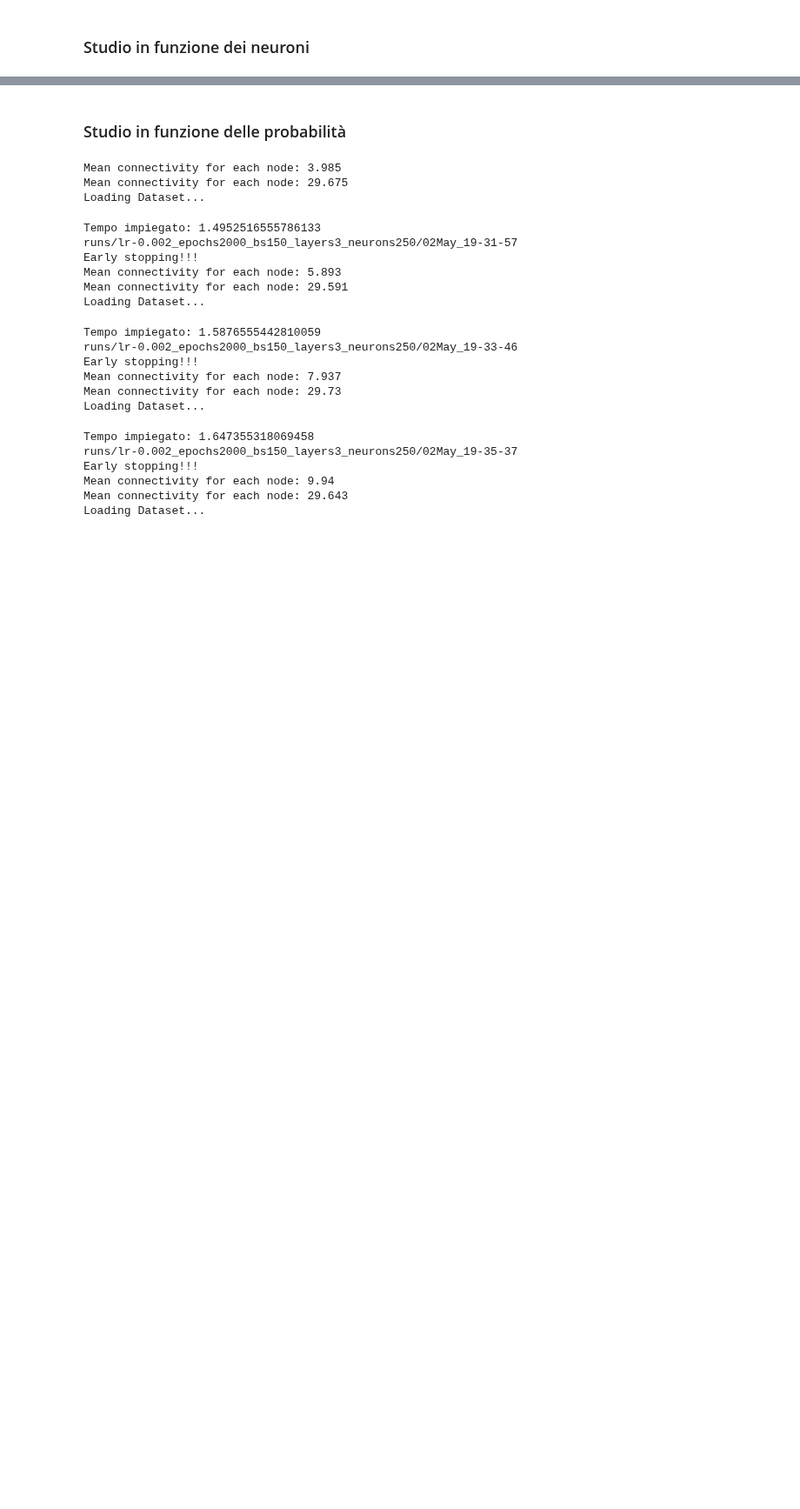
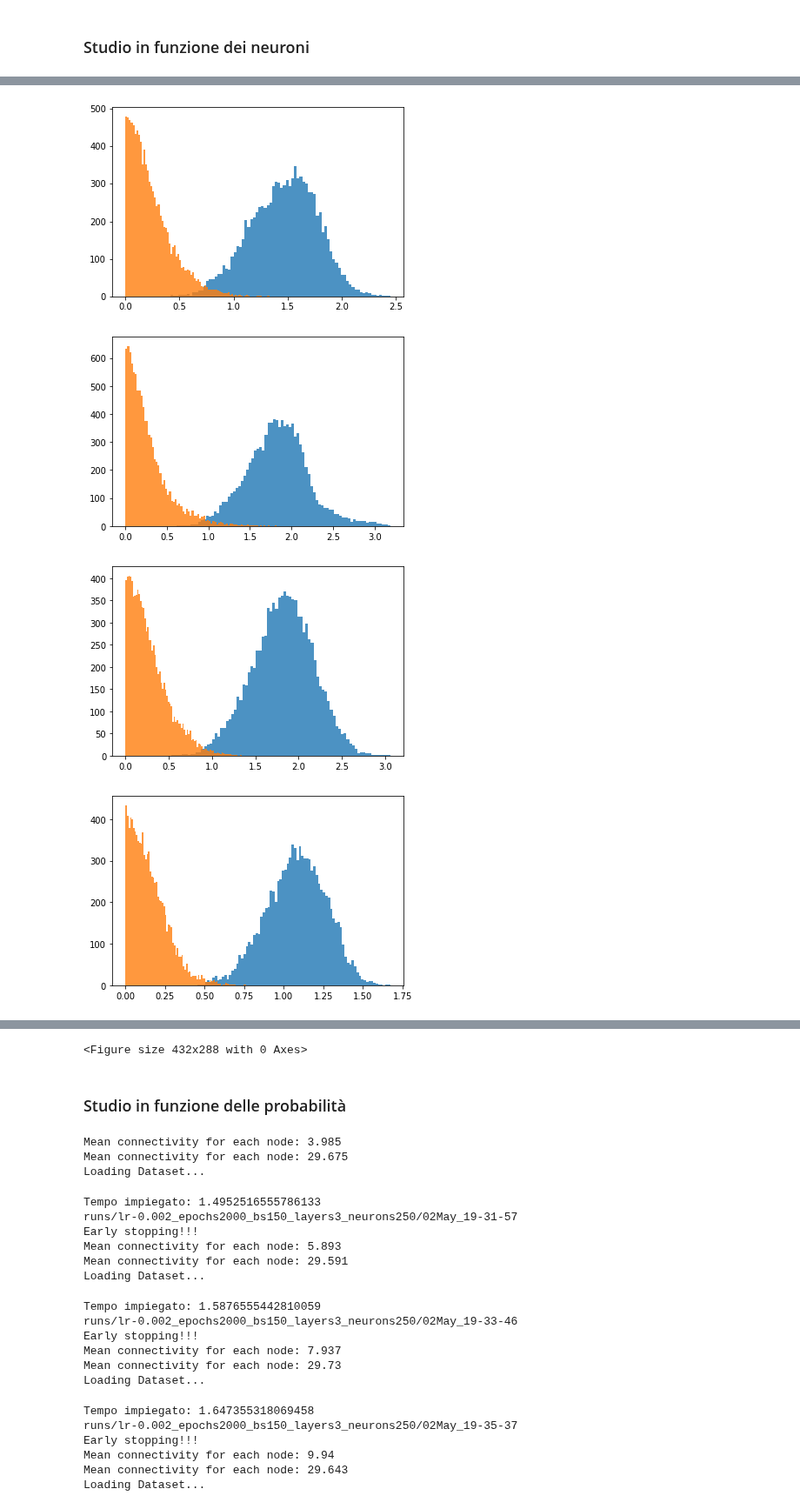
Before and after one commit to dandarm/Embednet, a Jupyter notebook: Distance_vs_r.ipynb, the cells around one changed output, grey strips where cells are left out. Shown at 87% size. Cells and saved outputs as stored; diff of their text form; code cells hidden in the pictures; blank space fills up the shorter version.

```diff
--- a/Distance_vs_r.ipynb
+++ b/Distance_vs_r.ipynb
@@ -61,12 +67,12 @@ print(f"Prob minima: {round(np.log(N)/N, 3)}")
 Num_grafi_per_tipo = 100
 
 # Model parameters
-num_neurons = 250
+num_neurons = 64
 layers = 3
 
 # training parameters
-learning_rate=0.002
-epochs=2000
+learning_rate=0.008
+epochs=1500
 batch_size=150
 percentage_train=0.7
 
@@ -84,3 +90,10 @@ p1 = 0.3
 p2 = 0.08
 # %% [output]
 Prob minima: 0.046
+# %%
+list_embeddings = []
+for i in range(10):
+    embeddings = experiment1(p1, p2, N, Num_grafi_per_tipo,
+                             learning_rate, epochs, batch_size,
+                             layers, num_neurons, num_last_neurons=2)
+    list_embeddings.append(embeddings)
@@ -158,0 +212,44 @@ Loading Dataset...
+# %%
+#ord_list_embeddings = sorted(list_embeddings, key=lambda emb: emb.probabilities_ER[0] / emb.probabilities_ER[1])
+
+#fig, axs = plt.subplots(len(list_embeddings), 1, figsize=(20,30)) #,  sharex=True)
+for i, emb in enumerate(list_embeddings):
+
+    plt.hist(emb.inter_dists, bins=80, alpha=0.8)
+    plt.hist(emb.intra_dists, bins=80, alpha=0.8)
+    plt.show()
+    #points = emb.inter_dists + emb.intra_dists
+    #axs[i].hist(points, bins=100)
+
+    mean_intra = np.mean(emb.intra_dists)
+    mean_inter = np.mean(emb.inter_dists)
+    distance_of_means = mean_inter - mean_intra
+
+
+    """
+    bins1 = np.linspace(-1, max(emb.inter_dists), 80)
+    axs[i][0].hist(emb.inter_dists, bins=80, label=f"Inter-classe distance")
+    axs[i][0].set_title('Inter-cluster distance')#(loc="upper right")
+
+    bins2 = np.linspace(0.9, 1.0, 80)
+    n,b,_ = axs[i][1].hist(emb.intra_dists, bins=80, label=f"Intra-classeb distance")
+    axs[i][1].set_title("Intra-cluster distance")#(loc="upper left")
+
+    lsx = min(emb.intra_dists)
+    ldx = 1.0
+    maxb = max(b) #ldx + (ldx-lsx)/10
+    axs[i][1].text(maxb, max(n), f"Neurons = {list_last_neurons[i]}", style='italic', fontsize=15,
+        bbox={'facecolor': 'red', 'alpha': 0.5, 'pad': 3})
+
+    """
+    #axs[i][2].plot(emb.test_loss_list)
+    #axs[i][2].axis(ymin=0,ymax=1.1)
+
+#plt.tight_layout()
+plt.savefig('distances_embeddings.png')
+#plt.show()
+# %% [output]
+[figure, added]
+[figure, added]
+[figure, added]
+[figure, added]
@@ -159,3 +262,4 @@ Loading Dataset...
+<Figure size 432x288 with 0 Axes>
 # %%
 #em = list_embeddings[0]
 fig, (ax1,ax2) = plt.subplots(1, 2, figsize=(15,2)) #sharex=True)
```
Also changed, not shown: parts of 5 cells of this notebook, 4 other files.
